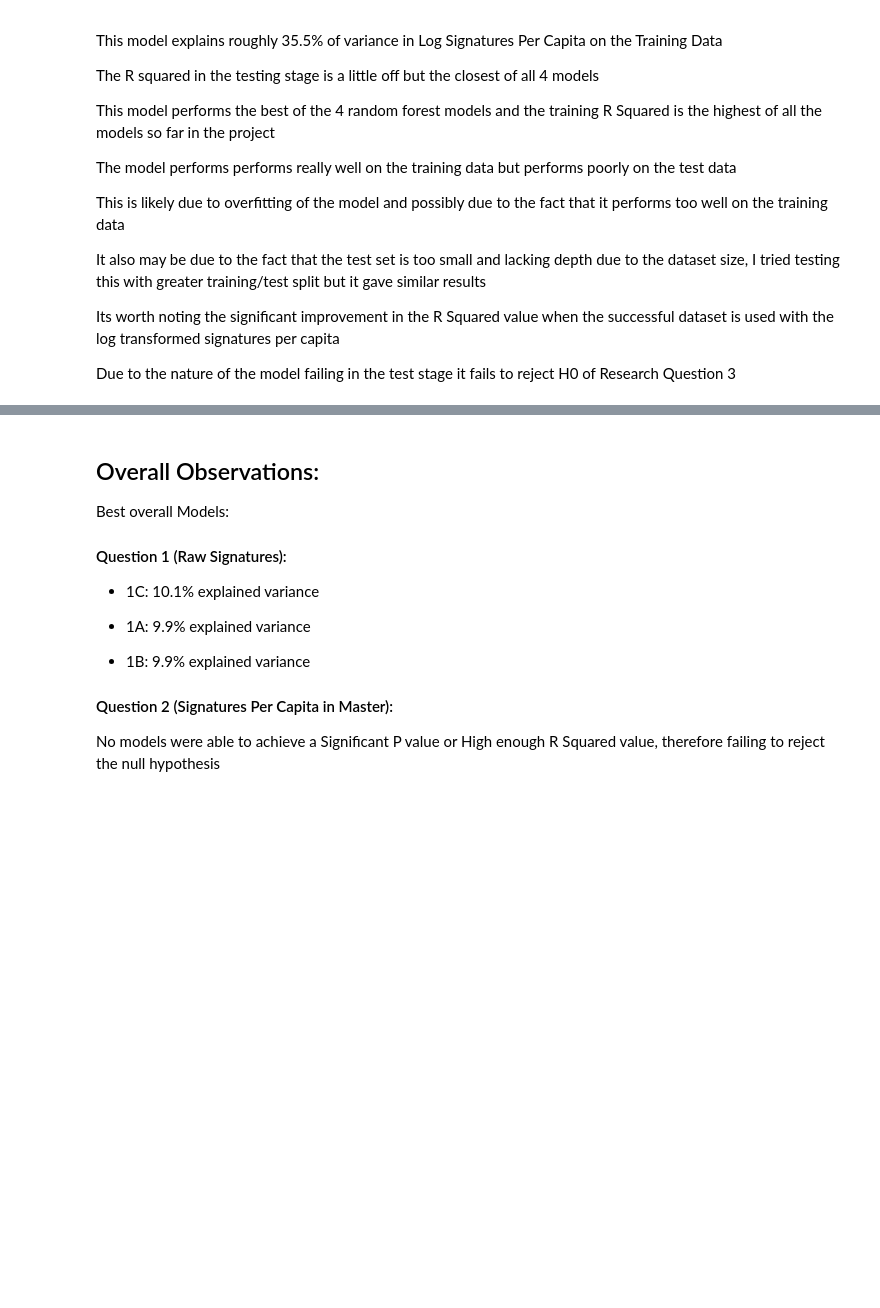
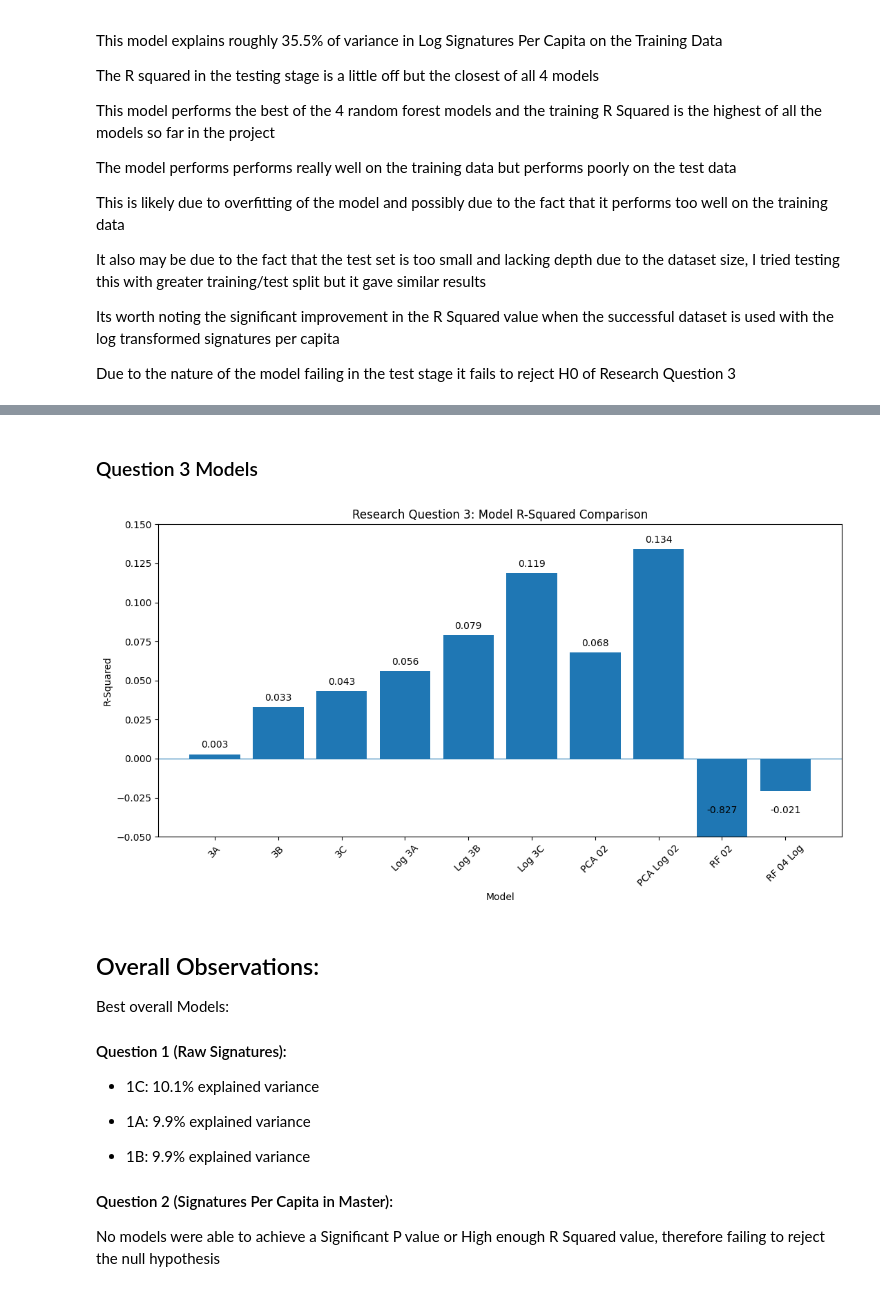
Before and after one commit to Matthew-Riddell/MSc-Dissertation, a Jupyter notebook: notebooks/12-model-results.ipynb, the cells around one changed output, grey strips where cells are left out. Cells and saved outputs as stored; diff of their text form; code cells hidden in the pictures; blank space fills up the shorter version.

```diff
--- a/notebooks/12-model-results.ipynb
+++ b/notebooks/12-model-results.ipynb
@@ -1490,3 +1569,44 @@ Due to the nature of the model failing in the test stage it fails to reject H0 o
+# %% [markdown]
+### Question 3 Models
+# %%
+q3_models = {
+    "3A": 0.0028302050507570398,
+    "3B": 0.03290000337671328,
+    "3C": 0.04309154342080623,
+    "Log 3A": 0.055950103382827576,
+    "Log 3B": 0.07884092051628089,
+    "Log 3C": 0.11865974293610237,
+    "PCA 02": 0.06794540152606832,
+    "PCA Log 02": 0.13406089249720887,
+    "RF 02": -0.8274511429093583,
+    "RF 04 Log": -0.020709023648044278
+}
+
+plt.figure(figsize=(11, 6))
+
+plt.bar(q3_models.keys(), q3_models.values())
+
+plt.title("Research Question 3: Model R-Squared Comparison")
+plt.xlabel("Model")
+plt.ylabel("R-Squared")
+
+# add labels
+for i, value in enumerate(q3_models.values()):
+    if value >= 0:
+        plt.text(i, value + 0.004, f"{value:.3f}", ha="center")
+    else:
+        plt.text(i, -0.035, f"{value:.3f}", ha="center")
+
+# limit the y axis
+plt.ylim(-0.05, 0.15)
+
+plt.axhline(0, linewidth=0.8)
+
+plt.xticks(rotation=45)
+plt.tight_layout()
+plt.show()
+# %% [output]
+[figure, added]
 # %% [markdown]
 ## Overall Observations:
 
```
Also changed, not shown: parts of 25 cells of this notebook, 17 other files.
